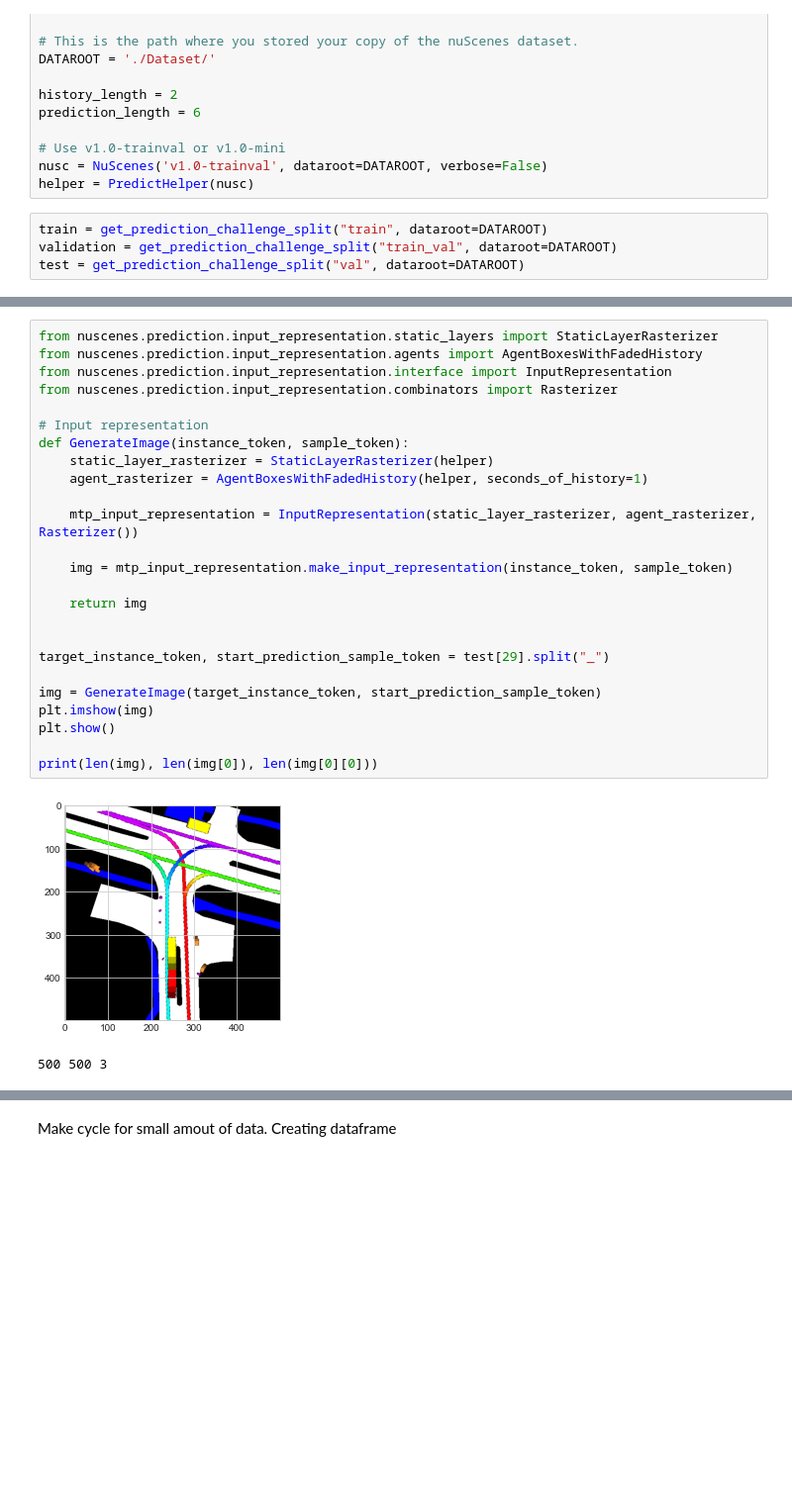
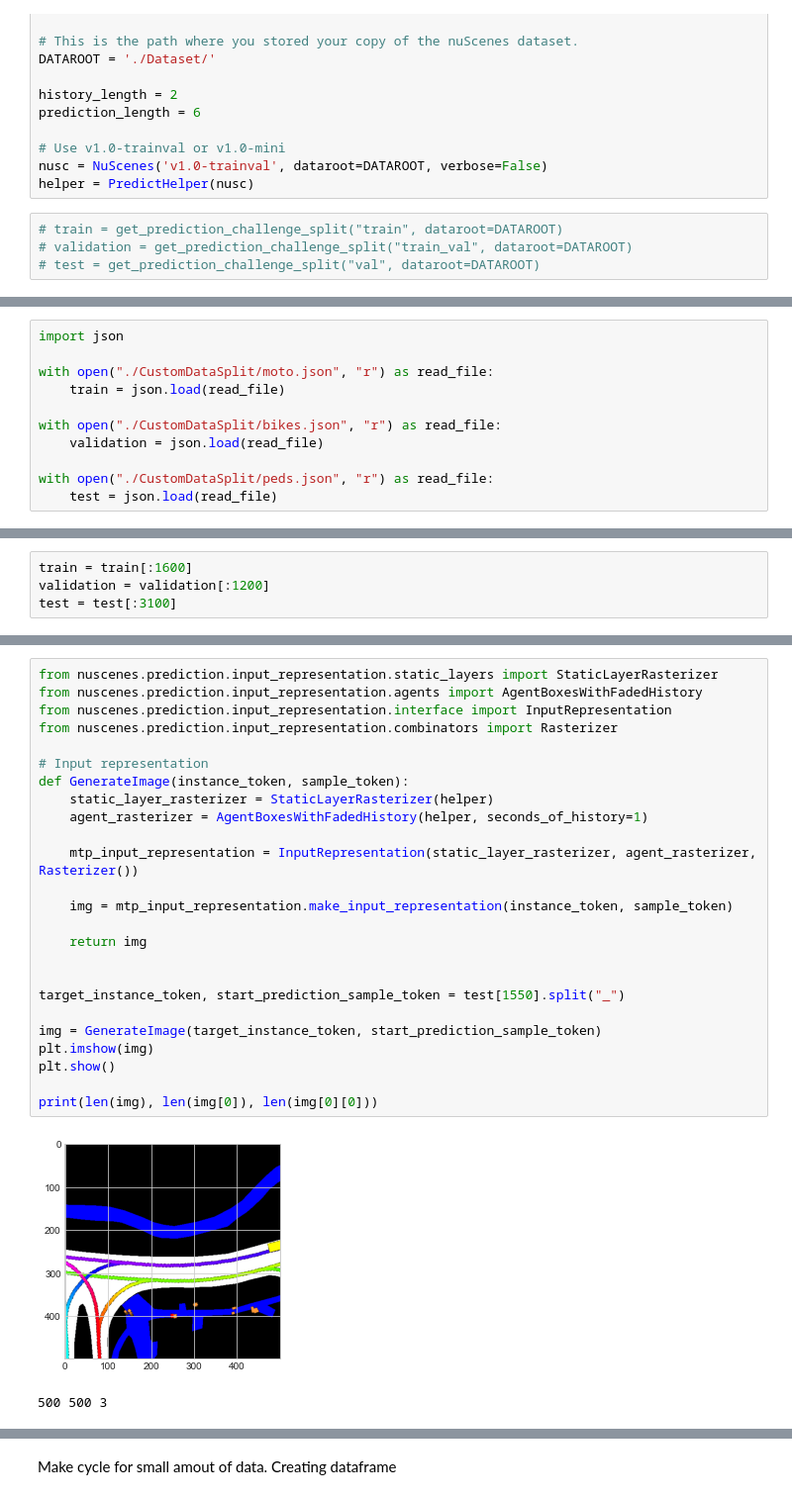
Before and after one commit to TechToker/nuscenes-devkit, a Jupyter notebook: Npy_dataset_creator.ipynb, the cells around one changed output, grey strips where cells are left out. Shown at 99% size. Cells and saved outputs as stored; diff of their text form; blank space fills up the shorter version.

```diff
--- a/Npy_dataset_creator.ipynb
+++ b/Npy_dataset_creator.ipynb
@@ -15,6 +17,6 @@ prediction_length = 6
 nusc = NuScenes('v1.0-trainval', dataroot=DATAROOT, verbose=False)
 helper = PredictHelper(nusc)
 # %%
-train = get_prediction_challenge_split("train", dataroot=DATAROOT)
-validation = get_prediction_challenge_split("train_val", dataroot=DATAROOT)
-test = get_prediction_challenge_split("val", dataroot=DATAROOT)
+# train = get_prediction_challenge_split("train", dataroot=DATAROOT)
+# validation = get_prediction_challenge_split("train_val", dataroot=DATAROOT)
+# test = get_prediction_challenge_split("val", dataroot=DATAROOT)
@@ -20,0 +25,11 @@ test = get_prediction_challenge_split("val", dataroot=DATAROOT)
+# %%
+import json
+
+with open("./CustomDataSplit/moto.json", "r") as read_file:
+    train = json.load(read_file)
+
+with open("./CustomDataSplit/bikes.json", "r") as read_file:
+    validation = json.load(read_file)
+
+with open("./CustomDataSplit/peds.json", "r") as read_file:
+    test = json.load(read_file)
@@ -20,0 +40,4 @@ test = get_prediction_challenge_split("val", dataroot=DATAROOT)
+# %%
+train = train[:1600]
+validation = validation[:1200]
+test = test[:3100]
@@ -21,30 +48,30 @@ test = get_prediction_challenge_split("val", dataroot=DATAROOT)
 # %%
 from nuscenes.prediction.input_representation.static_layers import StaticLayerRasterizer
 from nuscenes.prediction.input_representation.agents import AgentBoxesWithFadedHistory
 from nuscenes.prediction.input_representation.interface import InputRepresentation
 from nuscenes.prediction.input_representation.combinators import Rasterizer
 
 # Input representation
 def GenerateImage(instance_token, sample_token):
     static_layer_rasterizer = StaticLayerRasterizer(helper)
     agent_rasterizer = AgentBoxesWithFadedHistory(helper, seconds_of_history=1)
 
     mtp_input_representation = InputRepresentation(static_layer_rasterizer, agent_rasterizer, Rasterizer())
 
     img = mtp_input_representation.make_input_representation(instance_token, sample_token)
 
     return img
 
 
-target_instance_token, start_prediction_sample_token = test[29].split("_")
+target_instance_token, start_prediction_sample_token = test[1550].split("_")
 
 img = GenerateImage(target_instance_token, start_prediction_sample_token)
 plt.imshow(img)
 plt.show()
 
 print(len(img), len(img[0]), len(img[0][0]))
 # %% [output]
-[figure, old version]
+[figure, new version]
 500 500 3
 # %%
 import numpy as np
```
Also changed, not shown: parts of 26 cells of this notebook, 7 other files.
